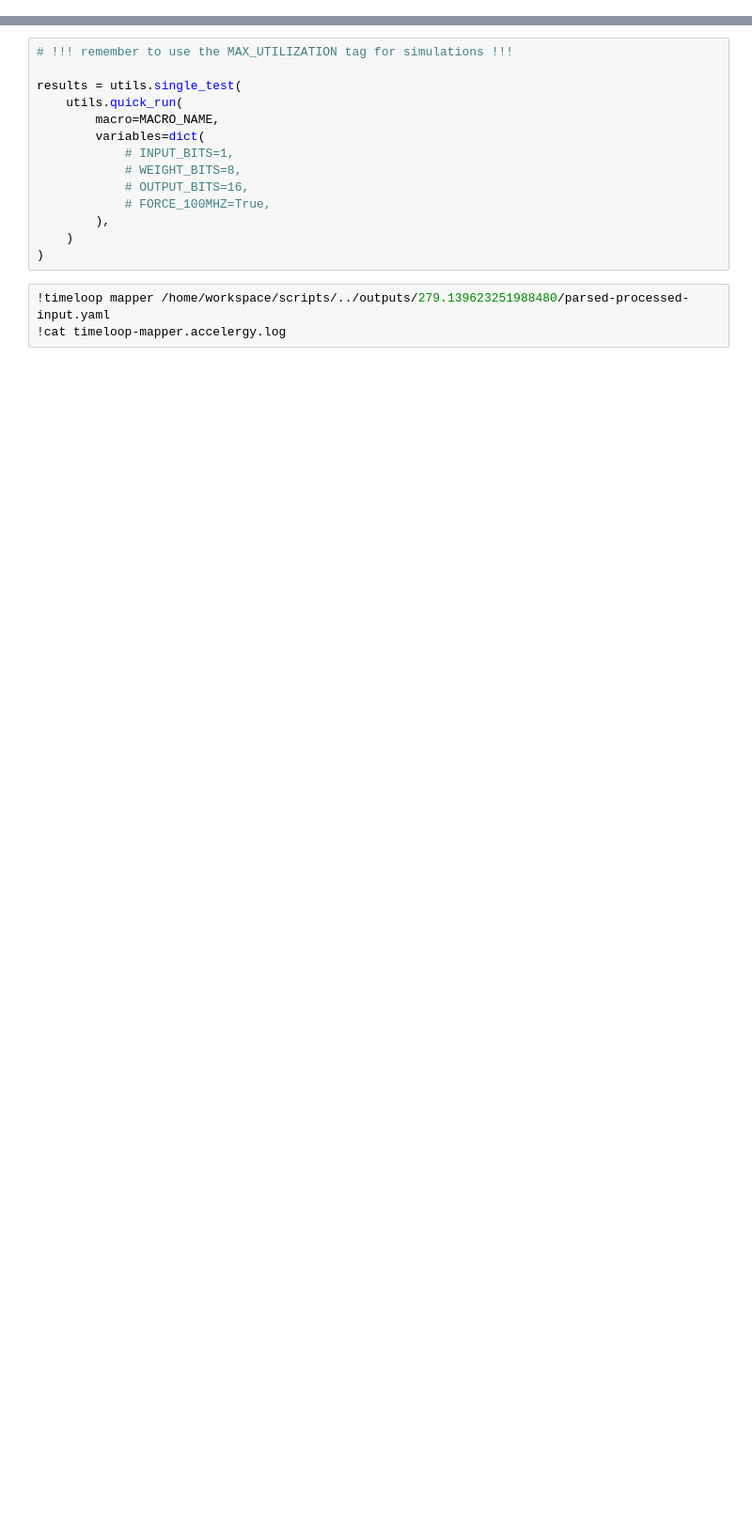
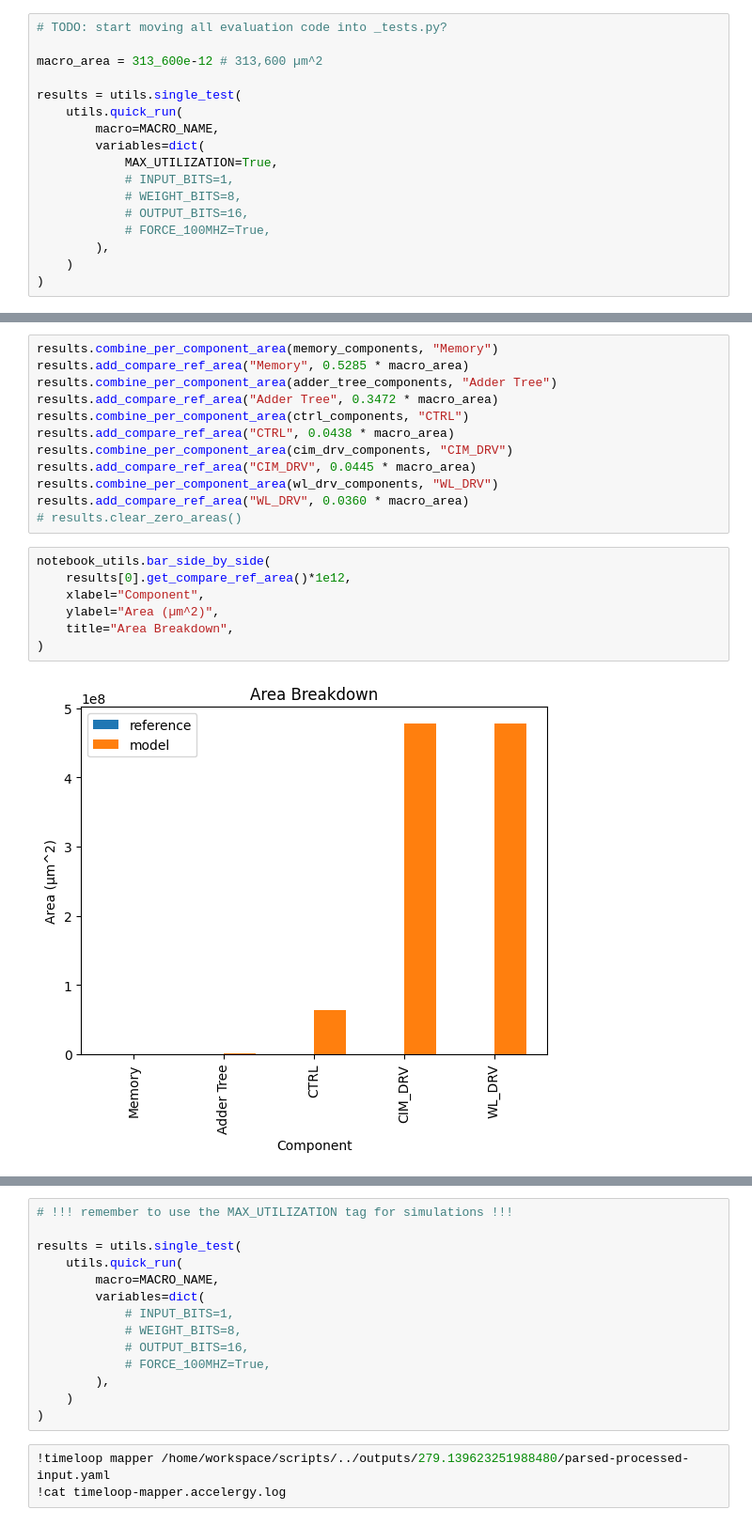
Before and after one commit to linv24/6.5930-project, a Jupyter notebook: workspace/models/arch/1_macro/flexdcim_2025/_guide.ipynb, the cells around one changed output, grey strips where cells are left out. Shown at 94% size. Cells and saved outputs as stored; diff of their text form; blank space fills up the shorter version.

Commit message:
plot area and energy breakdowns

```diff
--- a/workspace/models/arch/1_macro/flexdcim_2025/_guide.ipynb
+++ b/workspace/models/arch/1_macro/flexdcim_2025/_guide.ipynb
@@ -27,0 +58,17 @@ utils.get_spec(
+# %%
+# TODO: start moving all evaluation code into _tests.py?
+
+macro_area = 313_600e-12 # 313,600 µm^2
+
+results = utils.single_test(
+    utils.quick_run(
+        macro=MACRO_NAME,
+        variables=dict(
+            MAX_UTILIZATION=True,
+            # INPUT_BITS=1,
+            # WEIGHT_BITS=8,
+            # OUTPUT_BITS=16,
+            # FORCE_100MHZ=True,
+        ),
+    )
+)
@@ -27,0 +85,21 @@ utils.get_spec(
+# %%
+results.combine_per_component_area(memory_components, "Memory")
+results.add_compare_ref_area("Memory", 0.5285 * macro_area)
+results.combine_per_component_area(adder_tree_components, "Adder Tree")
+results.add_compare_ref_area("Adder Tree", 0.3472 * macro_area)
+results.combine_per_component_area(ctrl_components, "CTRL")
+results.add_compare_ref_area("CTRL", 0.0438 * macro_area)
+results.combine_per_component_area(cim_drv_components, "CIM_DRV")
+results.add_compare_ref_area("CIM_DRV", 0.0445 * macro_area)
+results.combine_per_component_area(wl_drv_components, "WL_DRV")
+results.add_compare_ref_area("WL_DRV", 0.0360 * macro_area)
+# results.clear_zero_areas()
+# %%
+notebook_utils.bar_side_by_side(
+    results[0].get_compare_ref_area()*1e12,
+    xlabel="Component",
+    ylabel="Area (µm^2)",
+    title="Area Breakdown",
+)
+# %% [output]
+[figure, added]
```
Also changed, not shown: parts of 30 cells of this notebook.
